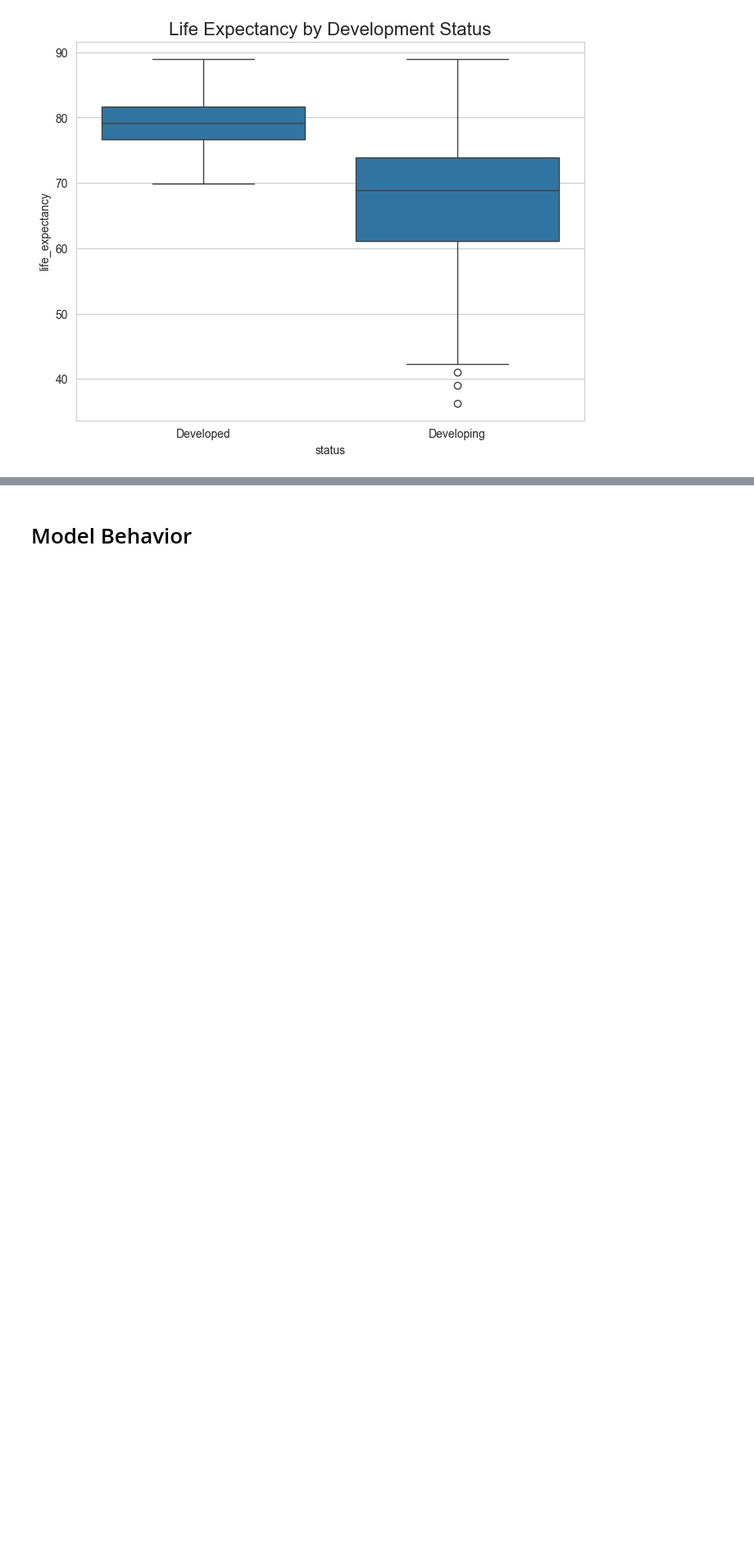
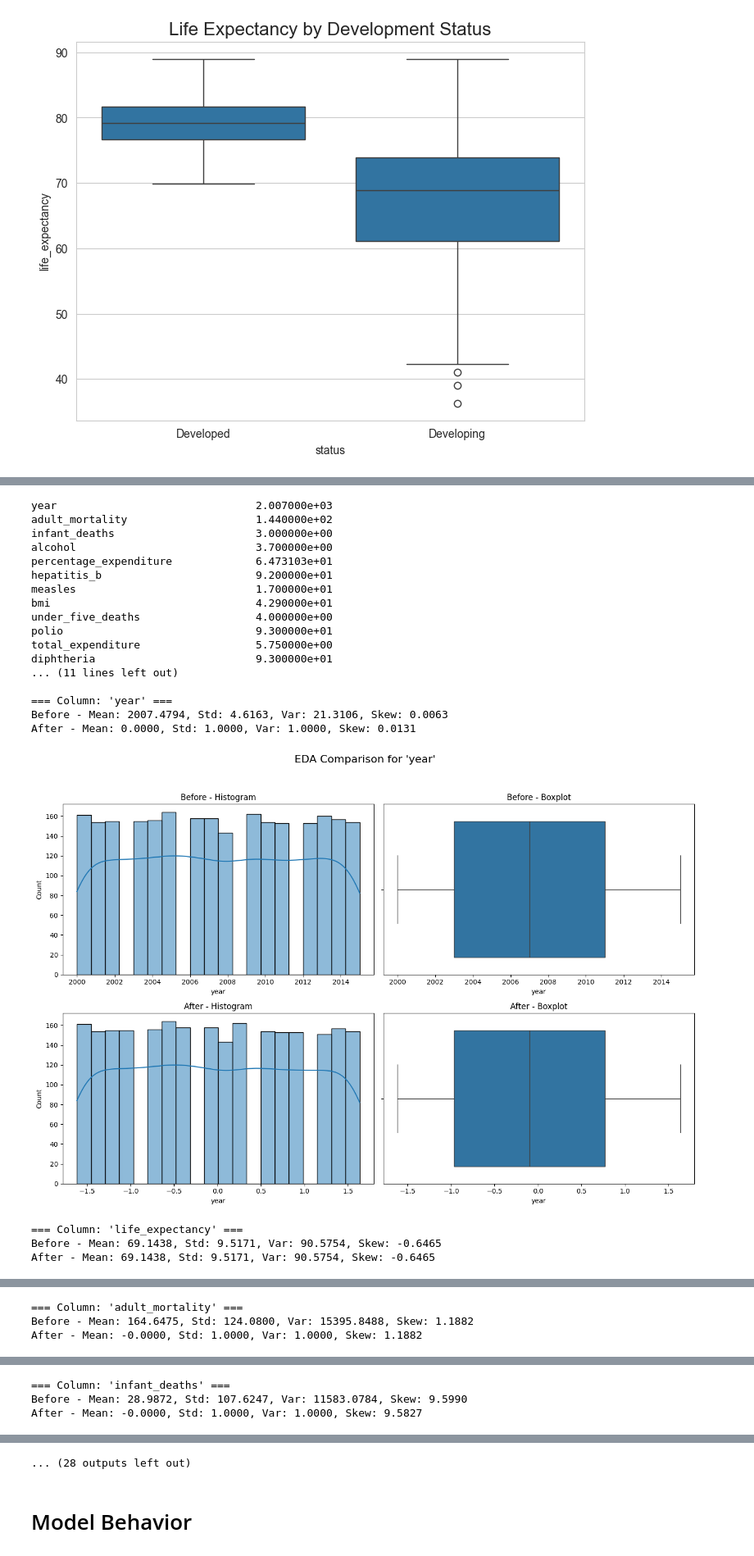
Before and after one commit to ironLegion88/life_expectancy_task, a Jupyter notebook: notebooks/data_exploration.ipynb, the cells around one changed output, grey strips where cells are left out. Shown at 82% size. Saved outputs shown, nothing was run; the diff lists cells and outputs as text; code cells hidden in the pictures; blank space fills up the shorter version.

Commit message:
feat(Preprocessing):
- Wrote code to analyze the change after and before data preprocessing

```diff
--- a/notebooks/data_exploration.ipynb
+++ b/notebooks/data_exploration.ipynb
@@ -250,0 +306,40 @@ plt.show()
+# %%
+import sys
+import os
+import pandas as pd
+import matplotlib.pyplot as plt
+import seaborn as sns
+
+# Add src/ to Python path
+sys.path.append(os.path.abspath("../src"))
+
+from data_preprocessing import Preprocessor
+preprocessor = Preprocessor()
+
+raw_df = pd.read_csv('../data/train_data.csv')
+raw_df.columns = raw_df.columns.str.strip().str.lower().str.replace(' ', '_').str.replace('-', '_')
+processed_df = preprocessor.fit_transform(raw_df)
+
+eda_comparison(raw_df, processed_df)
+# %% [output]
+year                               2.007000e+03
+adult_mortality                    1.440000e+02
+infant_deaths                      3.000000e+00
+alcohol                            3.700000e+00
+percentage_expenditure             6.473103e+01
+hepatitis_b                        9.200000e+01
+measles                            1.700000e+01
+bmi                                4.290000e+01
+under_five_deaths                  4.000000e+00
+polio                              9.300000e+01
+total_expenditure                  5.750000e+00
+diphtheria                         9.300000e+01
+... (11 lines left out)
+
+=== Column: 'year' ===
+Before - Mean: 2007.4794, Std: 4.6163, Var: 21.3106, Skew: 0.0063
+After - Mean: 0.0000, Std: 1.0000, Var: 1.0000, Skew: 0.0131
+[figure, added]
+=== Column: 'life_expectancy' ===
+Before - Mean: 69.1438, Std: 9.5171, Var: 90.5754, Skew: -0.6465
+After - Mean: 69.1438, Std: 9.5171, Var: 90.5754, Skew: -0.6465
@@ -250,0 +347,3 @@ plt.show()
+=== Column: 'adult_mortality' ===
+Before - Mean: 164.6475, Std: 124.0800, Var: 15395.8488, Skew: 1.1882
+After - Mean: -0.0000, Std: 1.0000, Var: 1.0000, Skew: 1.1882
@@ -250,0 +351,3 @@ plt.show()
+=== Column: 'infant_deaths' ===
+Before - Mean: 28.9872, Std: 107.6247, Var: 11583.0784, Skew: 9.5990
+After - Mean: -0.0000, Std: 1.0000, Var: 1.0000, Skew: 9.5827
@@ -251,3 +363,4 @@ plt.show()
+... (28 outputs left out)
 # %% [markdown]
 # Model Behavior
 # %%
```
Also changed, not shown: parts of 3 cells of this notebook.
